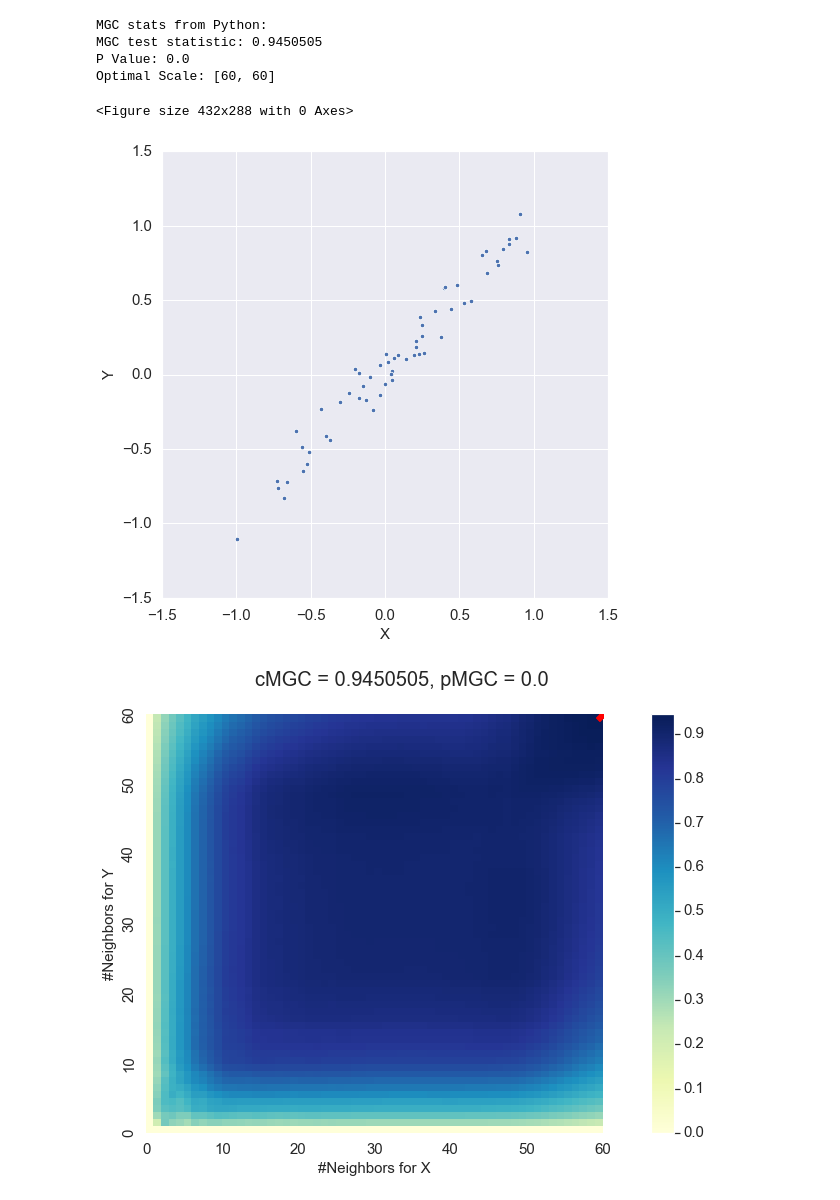
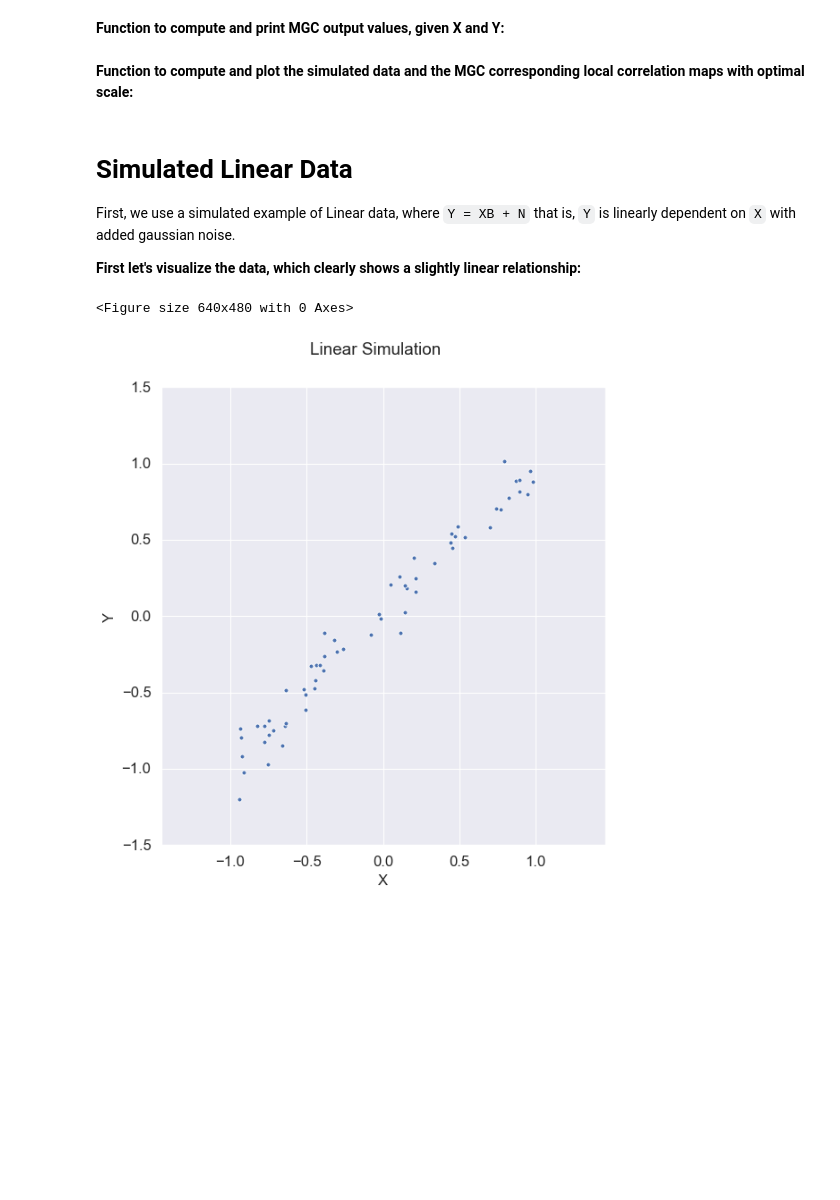
Before and after one commit to neurodata/mgcpy-old, a Jupyter notebook: demos/mgc.ipynb, the cells around one changed output. Cells and saved outputs as stored; diff of their text form; code cells hidden in the pictures; blank space fills up the shorter version.

```diff
--- a/demos/mgc.ipynb
+++ b/demos/mgc.ipynb
@@ -7,6 +10,8 @@ import seaborn as sns; sns.set()
 import pandas as pd
 from mgcpy.independence_tests.mgc.mgc import MGC
 from mgcpy.benchmarks import simulations as sims
+# %% [markdown]
+**Function to compute and print MGC output values, given X and Y:**
 # %%
 def mgc(X, Y):
     mgc = MGC()
@@ -18,4 +22,6 @@ def mgc(X, Y):
     print("P Value:", p_value)
     print("Optimal Scale:", independence_test_metadata["optimal_scale"])
     return mgc_statistic, p_value, independence_test_metadata
+# %% [markdown]
+**Function to compute and plot the simulated data and the MGC corresponding local correlation maps with optimal scale:**
 # %%
@@ -61,12 +70,11 @@ def mgc_plot(X, Y):
+# %% [markdown]
+# Simulated Linear Data
+First, we use a simulated example of Linear data, where `Y = XB + N` that is, `Y` is linearly dependent on `X` with added gaussian noise.
+
+**First let's visualize the data, which clearly shows a slightly linear relationship:**
 # %%
-# Linear data
 X, Y = sims.linear_sim(num_samp=60, num_dim=1, noise=0.1)
-mgc_plot(X, Y)
+mgc_plot(X, Y, "Linear", only_viz=True)
 # %% [output]
-MGC stats from Python:
-MGC test statistic: 0.9450505
-P Value: 0.0
-Optimal Scale: [60, 60]
+<Figure size 640x480 with 0 Axes>
-<Figure size 432x288 with 0 Axes>
-[figure, old version]
+[figure, new version]
-[figure, removed]
```
Also changed, not shown: parts of 18 cells of this notebook, 1 other file.
